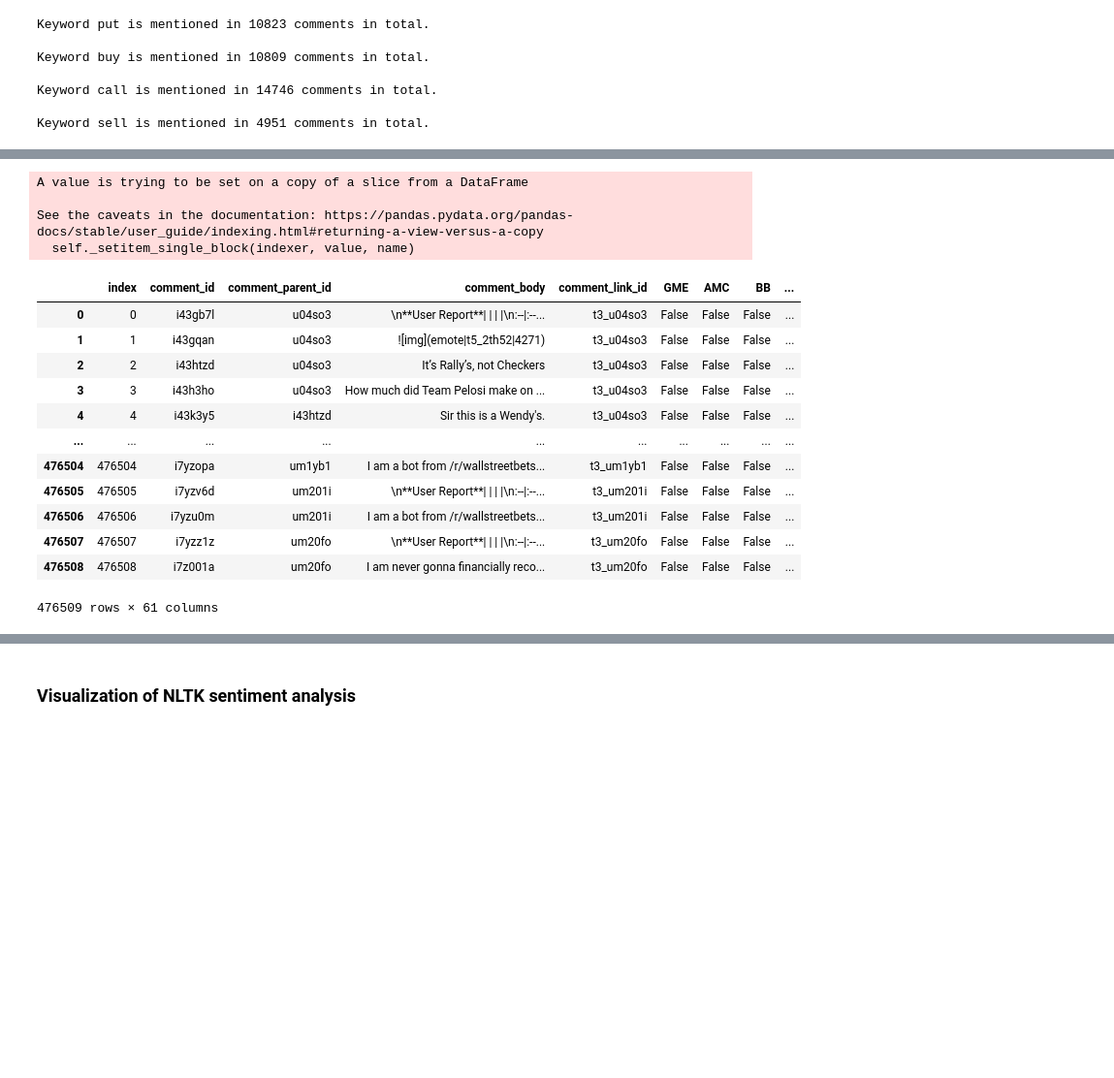
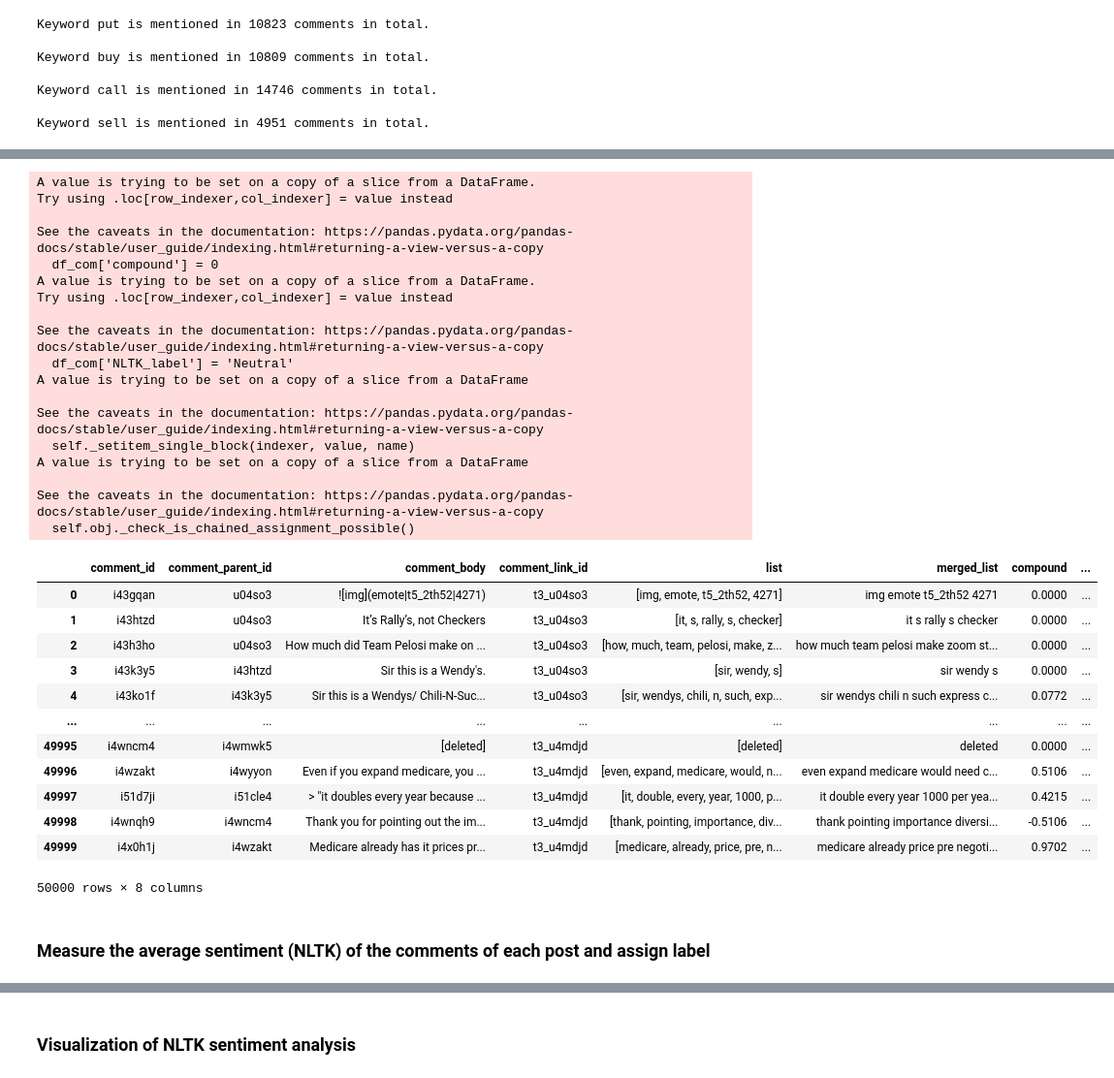
Before and after one commit to Pargo18/Reddit-stock-market-sentiment-analysis, a Jupyter notebook: Main code/Feature extraction (mentions, sentiment etc.).ipynb, the cells around one changed output, grey strips where cells are left out. Shown at 97% size. Saved outputs shown, nothing was run; the diff lists cells and outputs as text; code cells hidden in the pictures; blank space fills up the shorter version.

Commit message:
Update feature extraction
Data cleaning and VADER

```diff
--- a/Main code/Feature extraction (mentions, sentiment etc.).ipynb
+++ b/Main code/Feature extraction (mentions, sentiment etc.).ipynb
@@ -93,0 +260,3 @@ df_com
+# %%
+df_sub['merged_list'] = [' '.join(map(str, l)) for l in df_sub['list']]
+df_sub
@@ -93,0 +277,26 @@ df_com
+# %%
+df_com['list'] = df_com['comment_body']
+
+for i in range(len(df_com)):
+#     print(df_com.comment_body.iloc[i])
+
+    # remove emojis
+    df_com.comment_body.iloc[i] = emoji.replace_emoji(df_com.comment_body.iloc[i], replace=' ')
+
+    # remove links
+    df_com.comment_body.iloc[i] = re.sub(r'http\S+', '', df_com.comment_body.iloc[i])
+
+    # remove stopwords from the new column before breaking it down
+    df_com.list.iloc[i] = ' '.join([word for word in df_com.list.iloc[i].split() if word not in cachedStopWords])
+    # tokenize new column
+    df_com.list.iloc[i] = tokenizer.tokenize(df_com.list.iloc[i])
+    # only lower case letters
+    df_com.list.iloc[i] = [word.lower() for word in df_com.list.iloc[i]]
+    # bring each word on the list back to its root word
+    df_com.list.iloc[i] = ([lemmatizer.lemmatize(w) for w in df_com.list.iloc[i]])
+
+    # let's compare the different columns
+#     print(df_com.comment_body.iloc[i])
+#     print(df_com.list.iloc[i])
+#     print('**'*20)
+#     print(' ')
@@ -93,0 +314,3 @@ df_com
+# %%
+df_com['merged_list'] = [' '.join(map(str, l)) for l in df_com['list']]
+df_com
@@ -490,7 +617,7 @@ df_sub['compound'] = 0
 df_sub['NLTK_label'] = 'Neutral'
 
 for i in range(len(df_sub)):
-    sntm_score = analyzer.polarity_scores(df_sub['title'][i])
+    sntm_score = analyzer.polarity_scores(df_sub['merged_list'][i])
 #     df_sub['neg'].iloc[i]      = sntm_score['neg']
 #     df_sub['pos'].iloc[i]      = sntm_score['pos']
 #     df_sub['neu'].iloc[i]      = sntm_score['neu']
@@ -523,39 +650,55 @@ See the caveats in the documentation: https://pandas.pydata.org/pandas-docs/stab
 # %%
 # df_com['neg'] = 0
 # df_com['pos'] = 0
 # df_com['neu'] = 0
 df_com['compound'] = 0
 df_com['NLTK_label'] = 'Neutral'
 
 for i in range(len(df_com)):
-    if df_com['comment_body'].iloc[i] is not np.nan:  # we will assume np.nan being neutral
-        sntm_score = analyzer.polarity_scores(df_com['comment_body'][i])
+    if df_com['merged_list'].iloc[i] is not np.nan:  # we will assume np.nan being neutral
+        sntm_score = analyzer.polarity_scores(df_com['merged_list'][i])
     #     df_com['neg'].iloc[i]      = sntm_score['neg']
     #     df_com['pos'].iloc[i]      = sntm_score['pos']
     #     df_com['neu'].iloc[i]      = sntm_score['neu']
         df_com['compound'].iloc[i] = sntm_score['compound']
 
         if df_com['compound'].iloc[i] > thr:
             df_com['NLTK_label'].iloc[i] = 'Positive'
         elif df_com['compound'].iloc[i] < -thr:
             df_com['NLTK_label'].iloc[i] = 'Negative'
 
 df_com
 # %% [output]
+A value is trying to be set on a copy of a slice from a DataFrame.
+Try using .loc[row_indexer,col_indexer] = value instead
+
+See the caveats in the documentation: https://pandas.pydata.org/pandas-docs/stable/user_guide/indexing.html#returning-a-view-versus-a-copy
+  df_com['compound'] = 0
+A value is trying to be set on a copy of a slice from a DataFrame.
+Try using .loc[row_indexer,col_indexer] = value instead
+
+See the caveats in the documentation: https://pandas.pydata.org/pandas-docs/stable/user_guide/indexing.html#returning-a-view-versus-a-copy
+  df_com['NLTK_label'] = 'Neutral'
 A value is trying to be set on a copy of a slice from a DataFrame
 
 See the caveats in the documentation: https://pandas.pydata.org/pandas-docs/stable/user_guide/indexing.html#returning-a-view-versus-a-copy
   self._setitem_single_block(indexer, value, name)
+A value is trying to be set on a copy of a slice from a DataFrame
+
+See the caveats in the documentation: https://pandas.pydata.org/pandas-docs/stable/user_guide/indexing.html#returning-a-view-versus-a-copy
+  self.obj._check_is_chained_assignment_possible()
-|  | index | comment_id | comment_parent_id | comment_body | comment_link_id | GME | AMC | BB | ... |
-| 0 | 0 | i43gb7l | u04so3 | \n**User Report**| | | |\n:--|:--... | t3_u04so3 | False | False | False | ... |
-| 1 | 1 | i43gqan | u04so3 | ![img](emote|t5_2th52|4271) | t3_u04so3 | False | False | False | ... |
-| 2 | 2 | i43htzd | u04so3 | It’s Rally’s, not Checkers | t3_u04so3 | False | False | False | ... |
-| 3 | 3 | i43h3ho | u04so3 | How much did Team Pelosi make on ... | t3_u04so3 | False | False | False | ... |
-| 4 | 4 | i43k3y5 | i43htzd | Sir this is a Wendy's. | t3_u04so3 | False | False | False | ... |
-| ... | ... | ... | ... | ... | ... | ... | ... | ... | ... |
-| 476504 | 476504 | i7yzopa | um1yb1 | I am a bot from /r/wallstreetbets... | t3_um1yb1 | False | False | False | ... |
-| 476505 | 476505 | i7yzv6d | um201i | \n**User Report**| | | |\n:--|:--... | t3_um201i | False | False | False | ... |
-| 476506 | 476506 | i7yzu0m | um201i | I am a bot from /r/wallstreetbets... | t3_um201i | False | False | False | ... |
-| 476507 | 476507 | i7yzz1z | um20fo | \n**User Report**| | | |\n:--|:--... | t3_um20fo | False | False | False | ... |
-| 476508 | 476508 | i7z001a | um20fo | I am never gonna financially reco... | t3_um20fo | False | False | False | ... |
+|  | comment_id | comment_parent_id | comment_body | comment_link_id | list | merged_list | compound | ... |
+| 0 | i43gqan | u04so3 | ![img](emote|t5_2th52|4271) | t3_u04so3 | [img, emote, t5_2th52, 4271] | img emote t5_2th52 4271 | 0.0000 | ... |
+| 1 | i43htzd | u04so3 | It’s Rally’s, not Checkers | t3_u04so3 | [it, s, rally, s, checker] | it s rally s checker | 0.0000 | ... |
+| 2 | i43h3ho | u04so3 | How much did Team Pelosi make on ... | t3_u04so3 | [how, much, team, pelosi, make, z... | how much team pelosi make zoom st... | 0.0000 | ... |
+| 3 | i43k3y5 | i43htzd | Sir this is a Wendy's. | t3_u04so3 | [sir, wendy, s] | sir wendy s | 0.0000 | ... |
+| 4 | i43ko1f | i43k3y5 | Sir this is a Wendys/ Chili-N-Suc... | t3_u04so3 | [sir, wendys, chili, n, such, exp... | sir wendys chili n such express c... | 0.0772 | ... |
+| ... | ... | ... | ... | ... | ... | ... | ... | ... |
+| 49995 | i4wncm4 | i4wmwk5 | [deleted] | t3_u4mdjd | [deleted] | deleted | 0.0000 | ... |
+| 49996 | i4wzakt | i4wyyon | Even if you expand medicare, you ... | t3_u4mdjd | [even, expand, medicare, would, n... | even expand medicare would need c... | 0.5106 | ... |
+| 49997 | i51d7ji | i51cle4 | > "it doubles every year because ... | t3_u4mdjd | [it, double, every, year, 1000, p... | it double every year 1000 per yea... | 0.4215 | ... |
+| 49998 | i4wnqh9 | i4wncm4 | Thank you for pointing out the im... | t3_u4mdjd | [thank, pointing, importance, div... | thank pointing importance diversi... | -0.5106 | ... |
+| 49999 | i4x0h1j | i4wzakt | Medicare already has it prices pr... | t3_u4mdjd | [medicare, already, price, pre, n... | medicare already price pre negoti... | 0.9702 | ... |
-476509 rows × 61 columns
+50000 rows × 8 columns
+# %% [markdown]
+### Measure the average sentiment (NLTK) of the comments of each post and assign label
```
Also changed, not shown: parts of 40 cells of this notebook.
